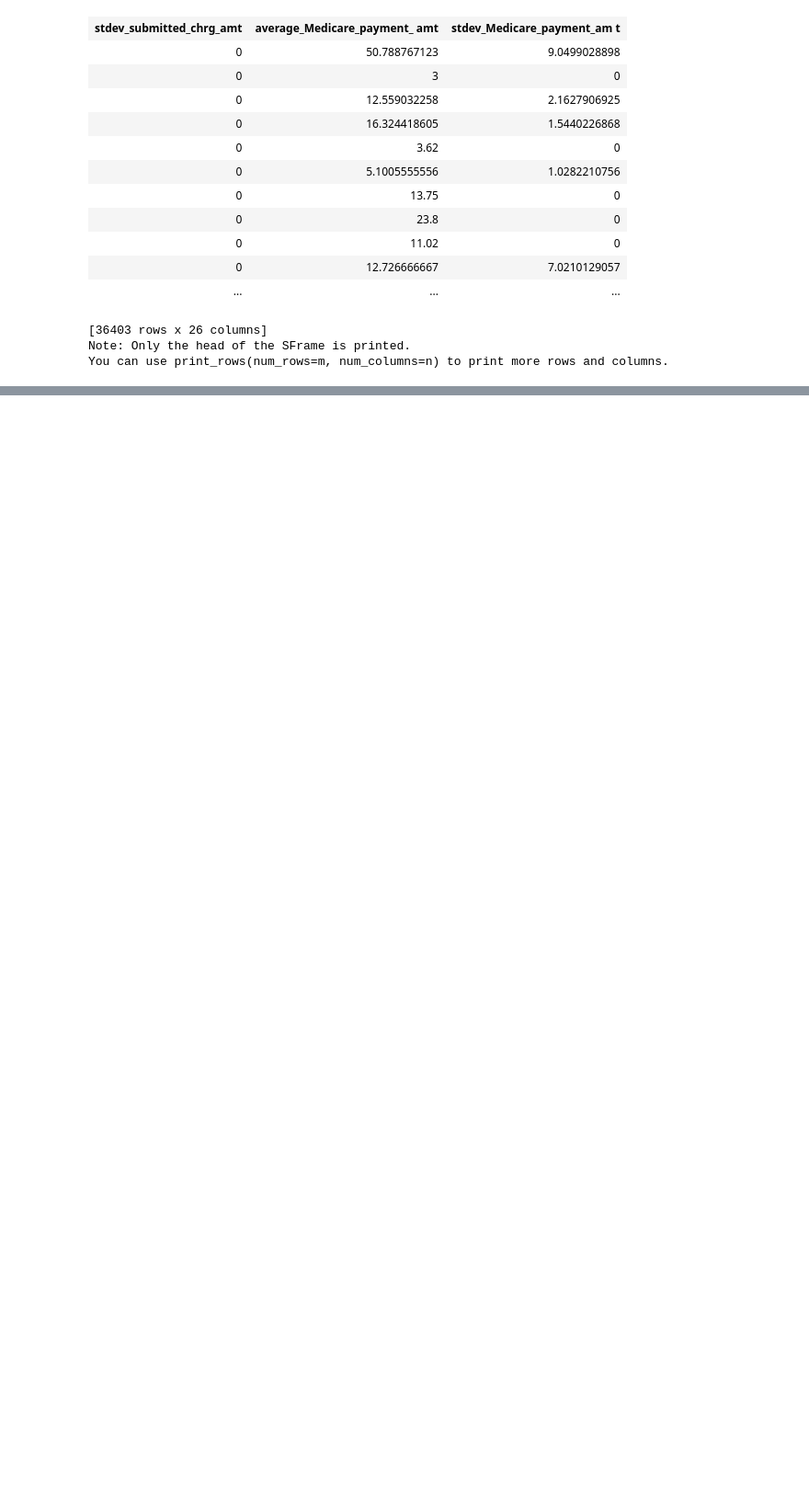
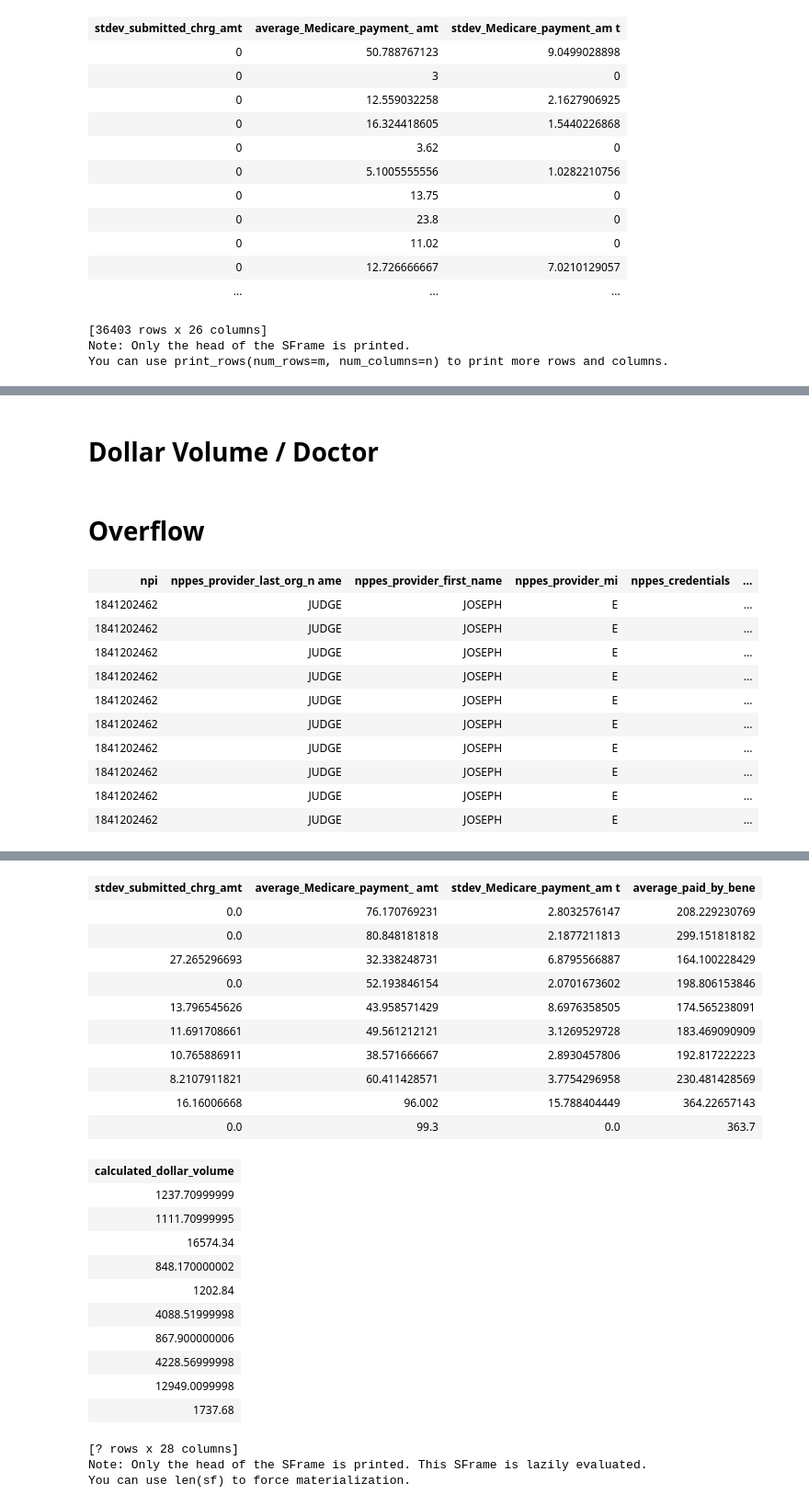
Before and after one commit to ncaadam/personal, a Jupyter notebook: doc graph/Chicago Explore - AS.ipynb, the cells around one changed output, grey strips where cells are left out. Shown at 92% size. Cells and saved outputs as stored; diff of their text form; code cells hidden in the pictures; blank space fills up the shorter version.

```diff
--- a/doc graph/Chicago Explore - AS.ipynb
+++ b/doc graph/Chicago Explore - AS.ipynb
@@ -238,0 +258,3 @@ docgraph_edge_chicago_sf.head()
+# %%
+paid_by_bene = gl.SArray(docgraph_node_chicago_sf['average_submitted_chrg_amt'] - docgraph_node_chicago_sf['average_Medicare_payment_amt'])
+docgraph_node_chicago_sf.add_column(paid_by_bene, name = "average_paid_by_bene")
@@ -238,0 +490,4 @@ docgraph_edge_chicago_sf.head()
+# %%
+dollar_volume = gl.SArray(docgraph_node_chicago_sf['line_srvc_cnt'] * docgraph_node_chicago_sf['average_Medicare_allowed_amt'])
+# %%
+docgraph_node_chicago_sf.add_column(dollar_volume, name='calculated_dollar_volume')
@@ -238,0 +654,2 @@ docgraph_edge_chicago_sf.head()
+# %% [markdown]
+# Dollar Volume / Doctor
@@ -238,0 +660,16 @@ docgraph_edge_chicago_sf.head()
+# %% [markdown]
+# Overflow
+# %%
+docgraph_node_chicago_sf[docgraph_node_chicago_sf['npi'] == '1841202462']
+# %% [output]
+| npi | nppes_provider_last_org_n ame | nppes_provider_first_name | nppes_provider_mi | nppes_credentials | ... |
+| 1841202462 | JUDGE | JOSEPH | E |  | ... |
+| 1841202462 | JUDGE | JOSEPH | E |  | ... |
+| 1841202462 | JUDGE | JOSEPH | E |  | ... |
+| 1841202462 | JUDGE | JOSEPH | E |  | ... |
+| 1841202462 | JUDGE | JOSEPH | E |  | ... |
+| 1841202462 | JUDGE | JOSEPH | E |  | ... |
+| 1841202462 | JUDGE | JOSEPH | E |  | ... |
+| 1841202462 | JUDGE | JOSEPH | E |  | ... |
+| 1841202462 | JUDGE | JOSEPH | E |  | ... |
+| 1841202462 | JUDGE | JOSEPH | E |  | ... |
@@ -238,0 +709,25 @@ docgraph_edge_chicago_sf.head()
+| stdev_submitted_chrg_amt | average_Medicare_payment_ amt | stdev_Medicare_payment_am t | average_paid_by_bene |
+| 0.0 | 76.170769231 | 2.8032576147 | 208.229230769 |
+| 0.0 | 80.848181818 | 2.1877211813 | 299.151818182 |
+| 27.265296693 | 32.338248731 | 6.8795566887 | 164.100228429 |
+| 0.0 | 52.193846154 | 2.0701673602 | 198.806153846 |
+| 13.796545626 | 43.958571429 | 8.6976358505 | 174.565238091 |
+| 11.691708661 | 49.561212121 | 3.1269529728 | 183.469090909 |
+| 10.765886911 | 38.571666667 | 2.8930457806 | 192.817222223 |
+| 8.2107911821 | 60.411428571 | 3.7754296958 | 230.481428569 |
+| 16.16006668 | 96.002 | 15.788404449 | 364.22657143 |
+| 0.0 | 99.3 | 0.0 | 363.7 |
+| calculated_dollar_volume |
+| 1237.70999999 |
+| 1111.70999995 |
+| 16574.34 |
+| 848.170000002 |
+| 1202.84 |
+| 4088.51999998 |
+| 867.900000006 |
+| 4228.56999998 |
+| 12949.0099998 |
+| 1737.68 |
+[? rows x 28 columns]
+Note: Only the head of the SFrame is printed. This SFrame is lazily evaluated.
+You can use len(sf) to force materialization.
```
Also changed, not shown: parts of 102 cells of this notebook.
